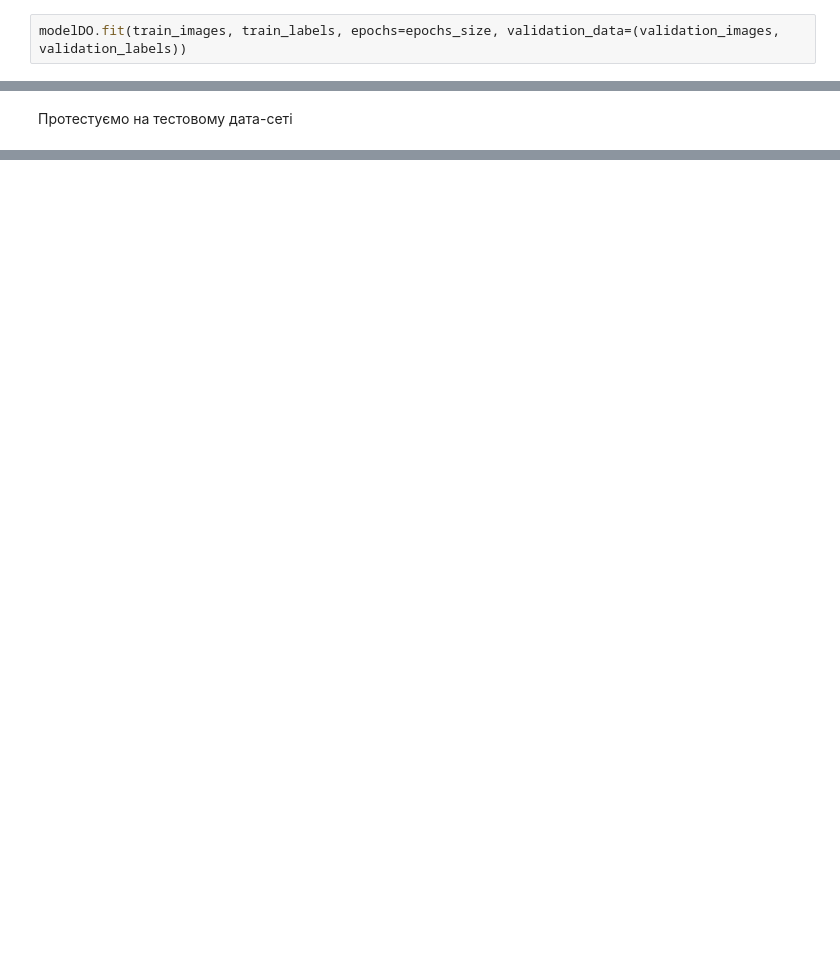
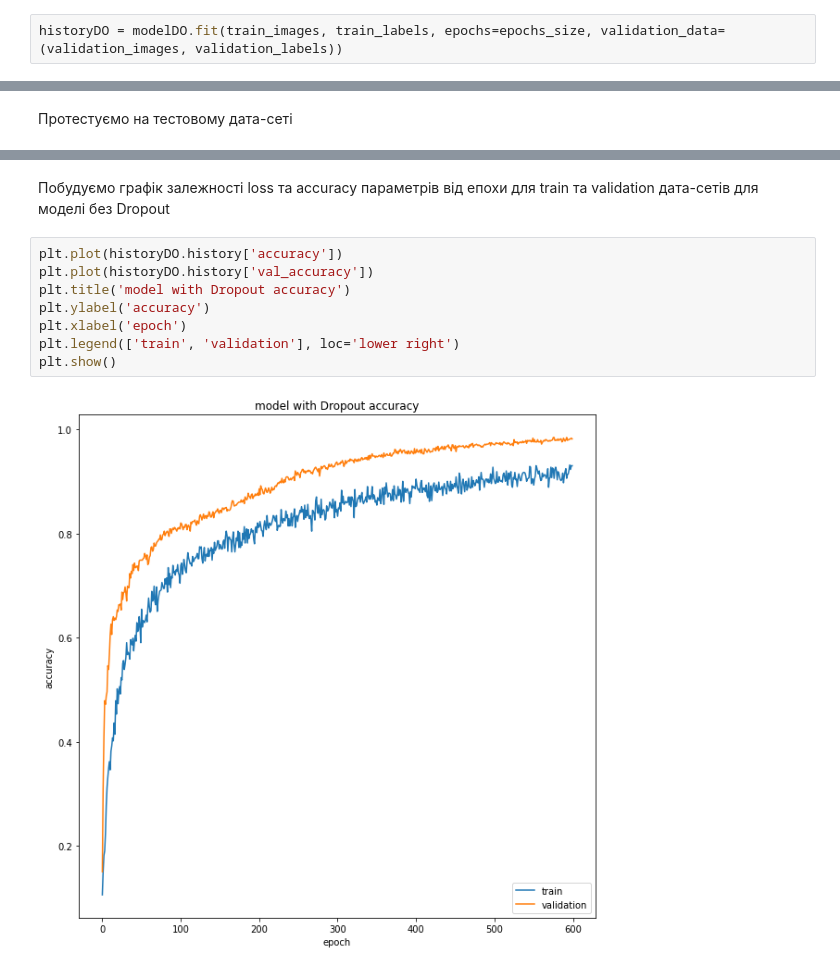
Before and after one commit to ClickerDG/ml_dropout, a Jupyter notebook: ml_dropout2.0.ipynb, the cells around one changed output, grey strips where cells are left out. Cells and saved outputs as stored; diff of their text form; blank space fills up the shorter version.

```diff
--- a/ml_dropout2.0.ipynb
+++ b/ml_dropout2.0.ipynb
@@ -104,6 +103,6 @@ modelDO.compile(loss="sparse_categorical_crossentropy", optimizer=sgd, metrics=[
 # %% [markdown]
 Тренуємо модель
 # %%
-modelDO.fit(train_images, train_labels, epochs=epochs_size, validation_data=(validation_images, validation_labels))
+historyDO = modelDO.fit(train_images, train_labels, epochs=epochs_size, validation_data=(validation_images, validation_labels))
 # %% [output]
 Epoch 1/600
@@ -133,0 +161,12 @@ modelDO.evaluate(test_images, test_labels)
+# %% [markdown]
+Побудуємо графік залежності loss та accuracy параметрів від епохи для train та validation дата-сетів для моделі без Dropout
+# %%
+plt.plot(historyDO.history['accuracy'])
+plt.plot(historyDO.history['val_accuracy'])
+plt.title('model with Dropout accuracy')
+plt.ylabel('accuracy')
+plt.xlabel('epoch')
+plt.legend(['train', 'validation'], loc='lower right')
+plt.show()
+# %% [output]
+[figure, added]
```
Also changed, not shown: parts of 8 cells of this notebook.
